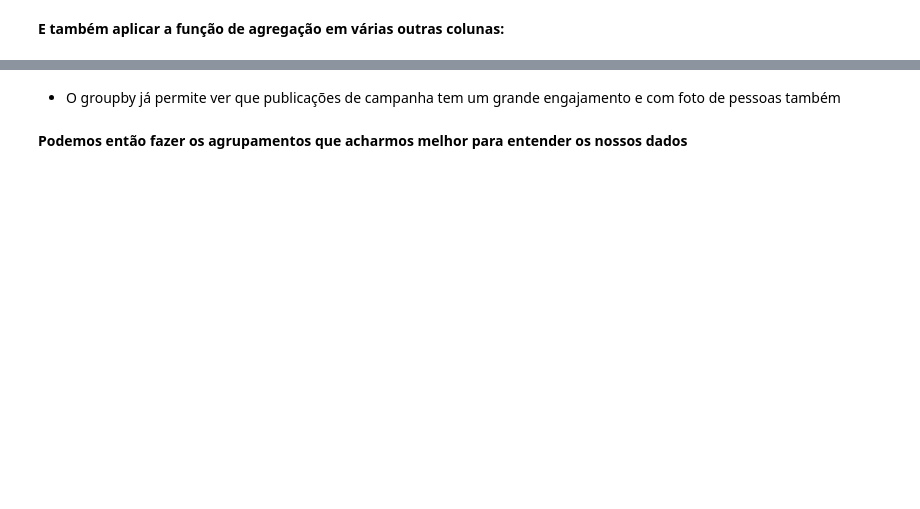
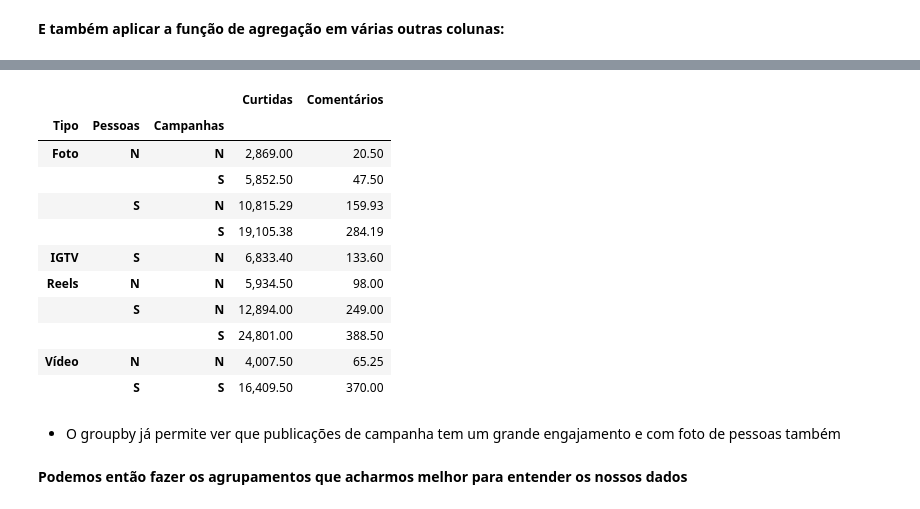
Before and after one commit to Amanda-Cristina/ciencia-de-dados, a Jupyter notebook: engajamento-instagram/Analisando o engajamento do Instagram - Arquivo Inicial.ipynb, the cells around one changed output, grey strips where cells are left out. Saved outputs shown, nothing was run; the diff lists cells and outputs as text; code cells hidden in the pictures; blank space fills up the shorter version.

```diff
--- a/engajamento-instagram/Analisando o engajamento do Instagram - Arquivo Inicial.ipynb
+++ b/engajamento-instagram/Analisando o engajamento do Instagram - Arquivo Inicial.ipynb
@@ -369,5 +414,20 @@ base.groupby(["Tipo","Pessoas"])[["Curtidas",'Comentários']].mean()
 # %%
 # Incluindo a coluna de campanhas
+
+df.groupby(["Tipo","Pessoas", 'Campanhas'])[["Curtidas",'Comentários']].mean()
+# %% [output]
+|  |  |  | Curtidas | Comentários |
+| Tipo | Pessoas | Campanhas |  |  |
+| Foto | N | N | 2,869.00 | 20.50 |
+|  |  | S | 5,852.50 | 47.50 |
+|  | S | N | 10,815.29 | 159.93 |
+|  |  | S | 19,105.38 | 284.19 |
+| IGTV | S | N | 6,833.40 | 133.60 |
+| Reels | N | N | 5,934.50 | 98.00 |
+|  | S | N | 12,894.00 | 249.00 |
+|  |  | S | 24,801.00 | 388.50 |
+| Vídeo | N | N | 4,007.50 | 65.25 |
+|  | S | S | 16,409.50 | 370.00 |
 # %% [markdown]
 - O groupby já permite ver que publicações de campanha tem um grande engajamento e com foto de pessoas também
 # %% [markdown]
```
Also changed, not shown: parts of 17 cells of this notebook.
